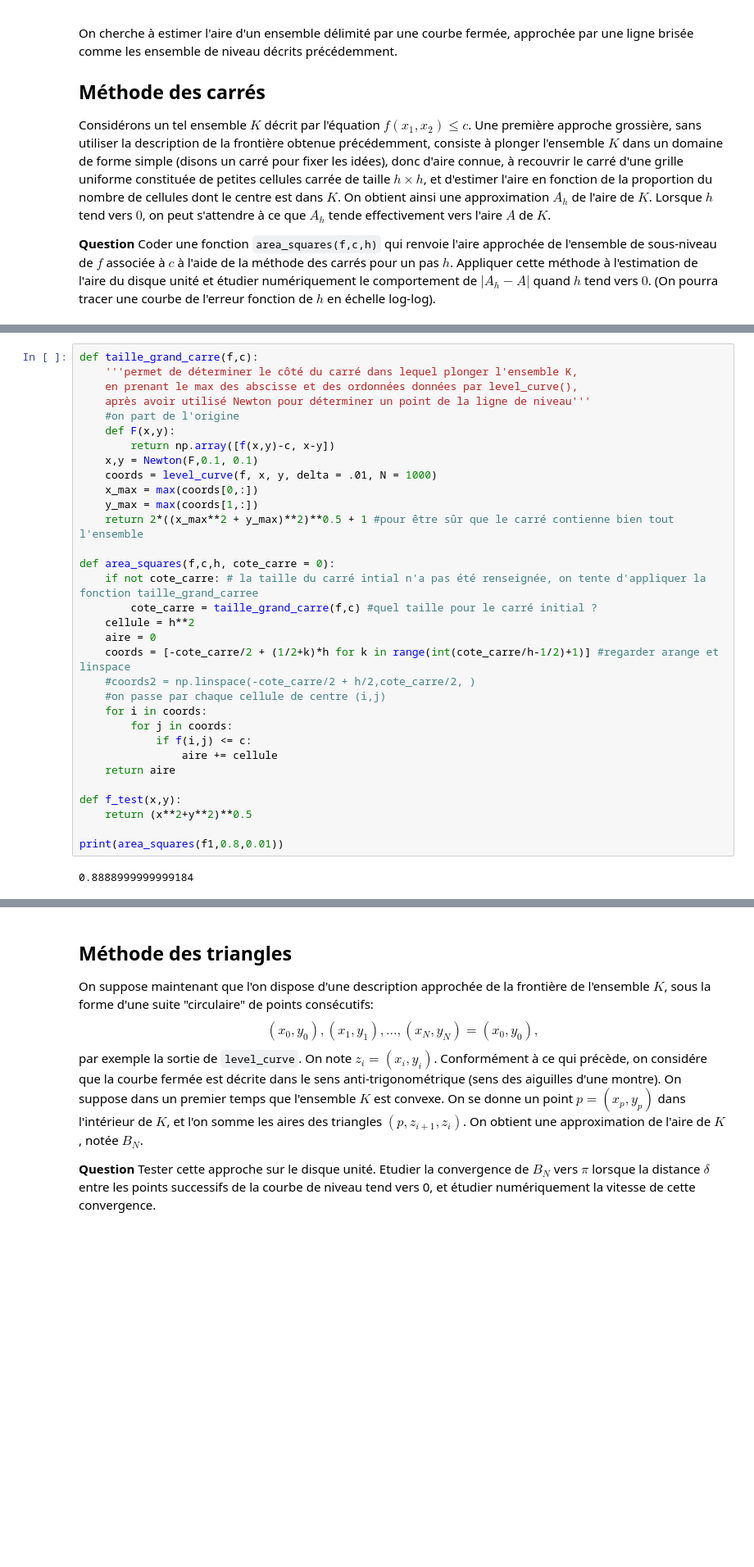
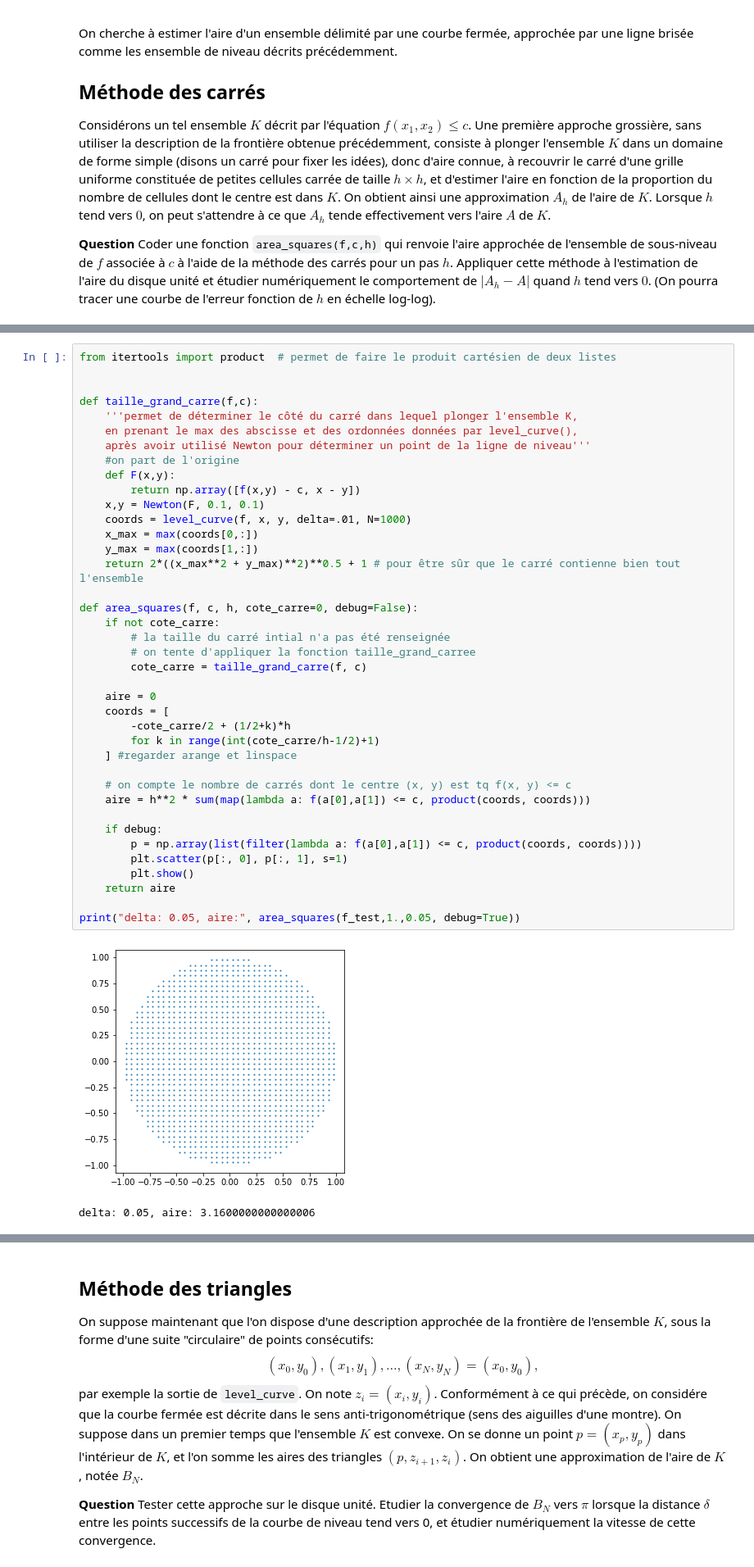
Before and after one commit to WatchfulCoder/projet-numerique-CD, a Jupyter notebook: projet-maths-info.ipynb, the cells around one changed output, grey strips where cells are left out. Shown: that part at 82% size. Drawn from its saved outputs; the diff is of its cells as text; blank space fills up the shorter version.

```diff
--- a/projet-maths-info.ipynb
+++ b/projet-maths-info.ipynb
@@ -456,35 +436,43 @@ Aussi, deux approches sont possibles: soit on essaye d'appliquer la fonction `ta
 # %%
+from itertools import product  # permet de faire le produit cartésien de deux listes
+
+
 def taille_grand_carre(f,c):
     '''permet de déterminer le côté du carré dans lequel plonger l'ensemble K,
     en prenant le max des abscisse et des ordonnées données par level_curve(),
     après avoir utilisé Newton pour déterminer un point de la ligne de niveau'''
     #on part de l'origine
     def F(x,y):
-        return np.array([f(x,y)-c, x-y])
-    x,y = Newton(F,0.1, 0.1)
-    coords = level_curve(f, x, y, delta = .01, N = 1000)
+        return np.array([f(x,y) - c, x - y])
+    x,y = Newton(F, 0.1, 0.1)
+    coords = level_curve(f, x, y, delta=.01, N=1000)
     x_max = max(coords[0,:])
     y_max = max(coords[1,:])
-    return 2*((x_max**2 + y_max)**2)**0.5 + 1 #pour être sûr que le carré contienne bien tout l'ensemble
+    return 2*((x_max**2 + y_max)**2)**0.5 + 1 # pour être sûr que le carré contienne bien tout l'ensemble
 
-def area_squares(f,c,h, cote_carre = 0):
-    if not cote_carre: # la taille du carré intial n'a pas été renseignée, on tente d'appliquer la fonction taille_grand_carree
-        cote_carre = taille_grand_carre(f,c) #quel taille pour le carré initial ?
-    cellule = h**2
+def area_squares(f, c, h, cote_carre=0, debug=False):
+    if not cote_carre:
+        # la taille du carré intial n'a pas été renseignée
+        # on tente d'appliquer la fonction taille_grand_carree
+        cote_carre = taille_grand_carre(f, c)
+
     aire = 0
-    coords = [-cote_carre/2 + (1/2+k)*h for k in range(int(cote_carre/h-1/2)+1)] #regarder arange et linspace
-    #coords2 = np.linspace(-cote_carre/2 + h/2,cote_carre/2, )
-    #on passe par chaque cellule de centre (i,j)
-    for i in coords:
-        for j in coords:
-            if f(i,j) <= c:
-                aire += cellule
+    coords = [
+        -cote_carre/2 + (1/2+k)*h
+        for k in range(int(cote_carre/h-1/2)+1)
+    ] #regarder arange et linspace
+
+    # on compte le nombre de carrés dont le centre (x, y) est tq f(x, y) <= c
+    aire = h**2 * sum(map(lambda a: f(a[0],a[1]) <= c, product(coords, coords)))
+
+    if debug:
+        p = np.array(list(filter(lambda a: f(a[0],a[1]) <= c, product(coords, coords))))
+        plt.scatter(p[:, 0], p[:, 1], s=1)
+        plt.show()
     return aire
 
-def f_test(x,y):
-    return (x**2+y**2)**0.5
-
-print(area_squares(f1,0.8,0.01))
+print("delta: 0.05, aire:", area_squares(f_test,1.,0.05, debug=True))
 # %% [output]
+[figure, added]
-0.8888999999999184
+delta: 0.05, aire: 3.1600000000000006
 # %%
```
Also changed, not shown: parts of 15 cells of this notebook.
